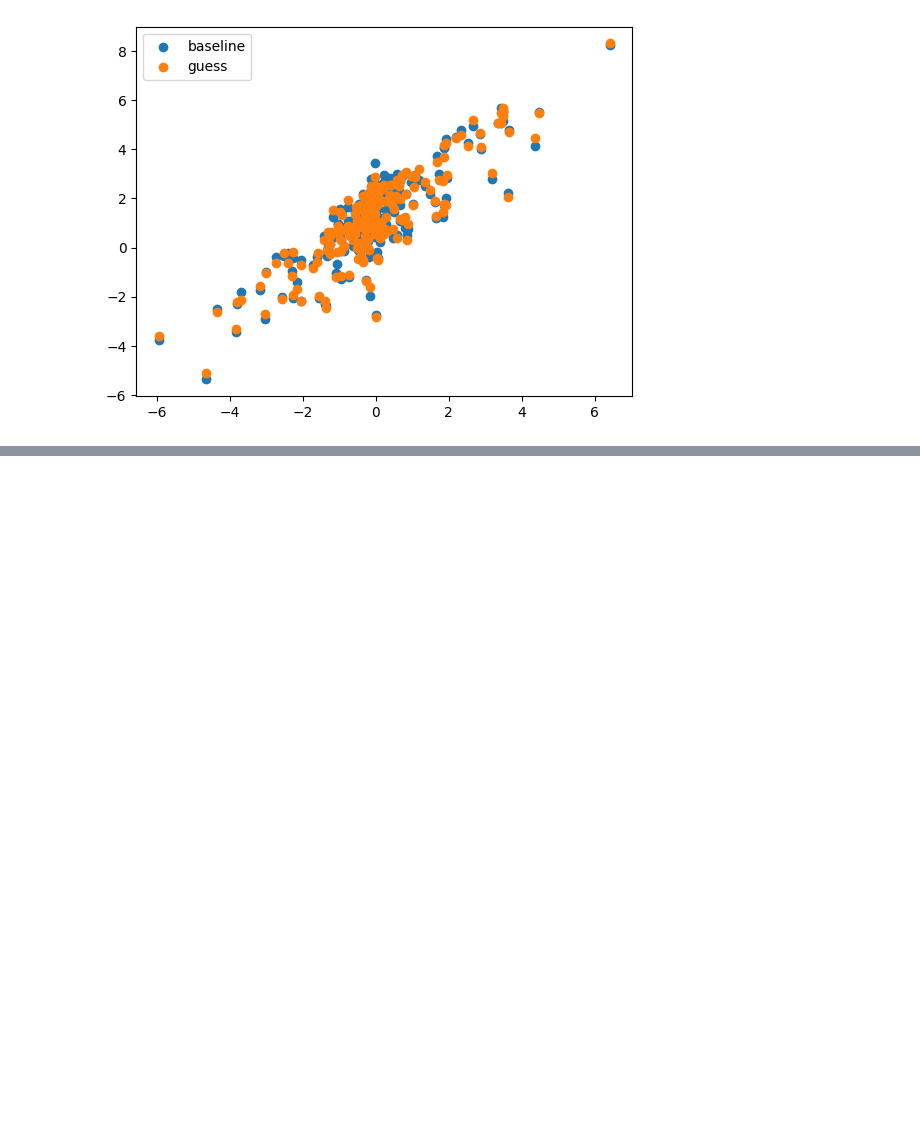
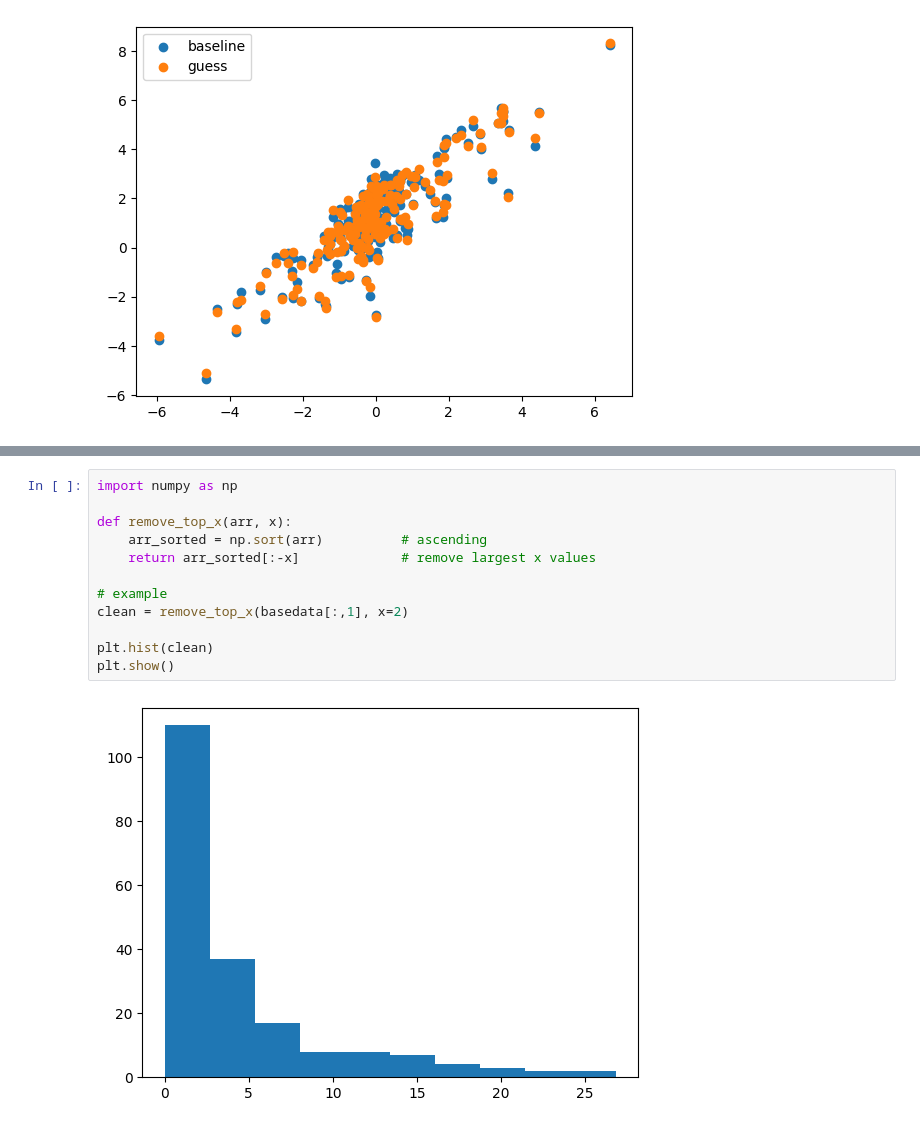
Before and after one commit to katinka314/AL_graph_project, a Jupyter notebook: scatterplots.ipynb, the cells around one changed output, grey strips where cells are left out. Saved outputs shown, nothing was run; the diff lists cells and outputs as text; blank space fills up the shorter version.

```diff
--- a/scatterplots.ipynb
+++ b/scatterplots.ipynb
@@ -110,0 +120,14 @@ plt.show()
+# %%
+import numpy as np
+
+def remove_top_x(arr, x):
+    arr_sorted = np.sort(arr)          # ascending
+    return arr_sorted[:-x]             # remove largest x values
+
+# example
+clean = remove_top_x(basedata[:,1], x=2)
+
+plt.hist(clean)
+plt.show()
+# %% [output]
+[figure, added]
```
Also changed, not shown: parts of 2 cells of this notebook.
